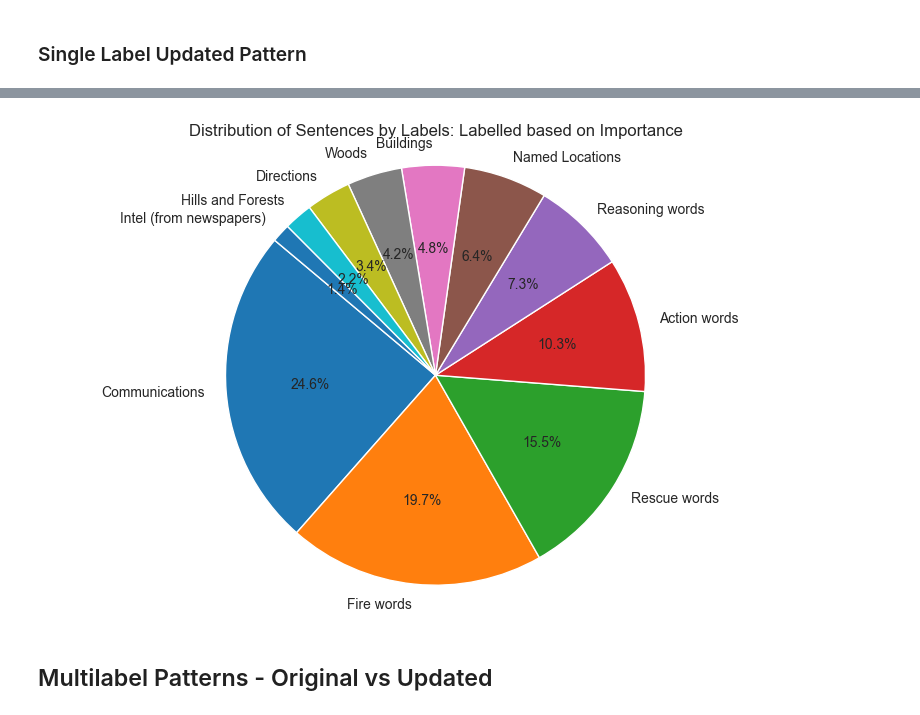
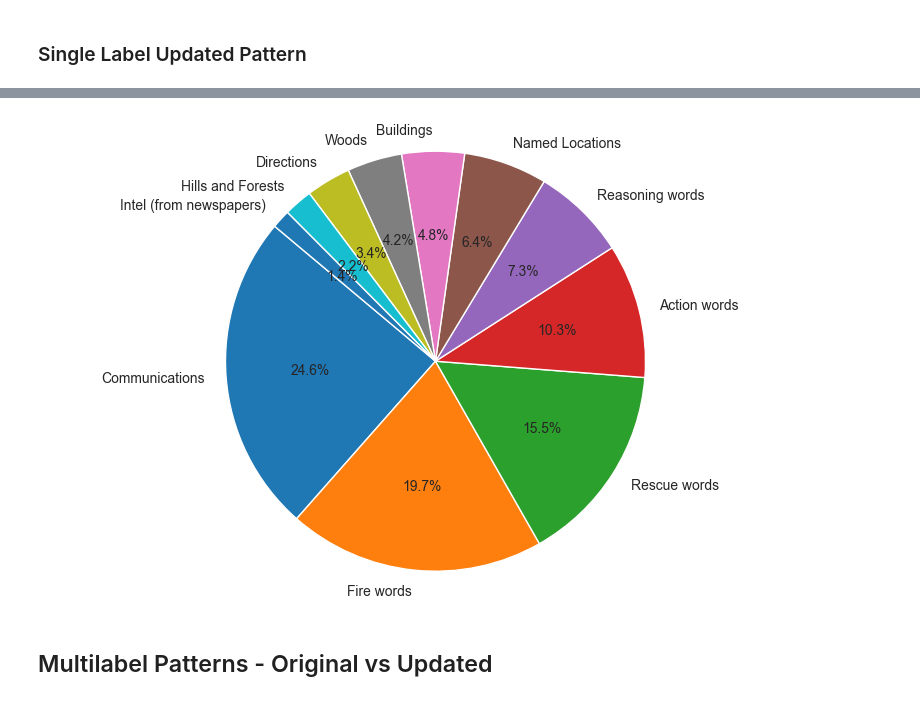
Before and after one commit to rdmoustafa/speech-act-classification, a Jupyter notebook: data-visualisation.ipynb, the cells around one changed output, grey strips where cells are left out. Cells and saved outputs as stored; diff of their text form; code cells hidden in the pictures.

```diff
--- a/data-visualisation.ipynb
+++ b/data-visualisation.ipynb
@@ -86,12 +86,12 @@ si_label_counts = si_labels.value_counts()
 # %%
 # Create a pie chart
 plt.figure(figsize=(10, 6))
 plt.pie(si_label_counts, labels=si_label_counts.index, autopct='%1.1f%%', startangle=140)
-plt.title('Distribution of Sentences by Labels: Labelled based on Importance')
+# plt.title('Distribution of Sentences by Labels: Labelled based on Importance')
 plt.axis('equal')
 plt.show()
 # %% [output]
-[figure, old version]
+[figure, new version]
 # %% [markdown]
 ## Multilabel Patterns - Original vs Updated
 # %%
```
Also changed, not shown: parts of 9 cells of this notebook, 7 other files.
